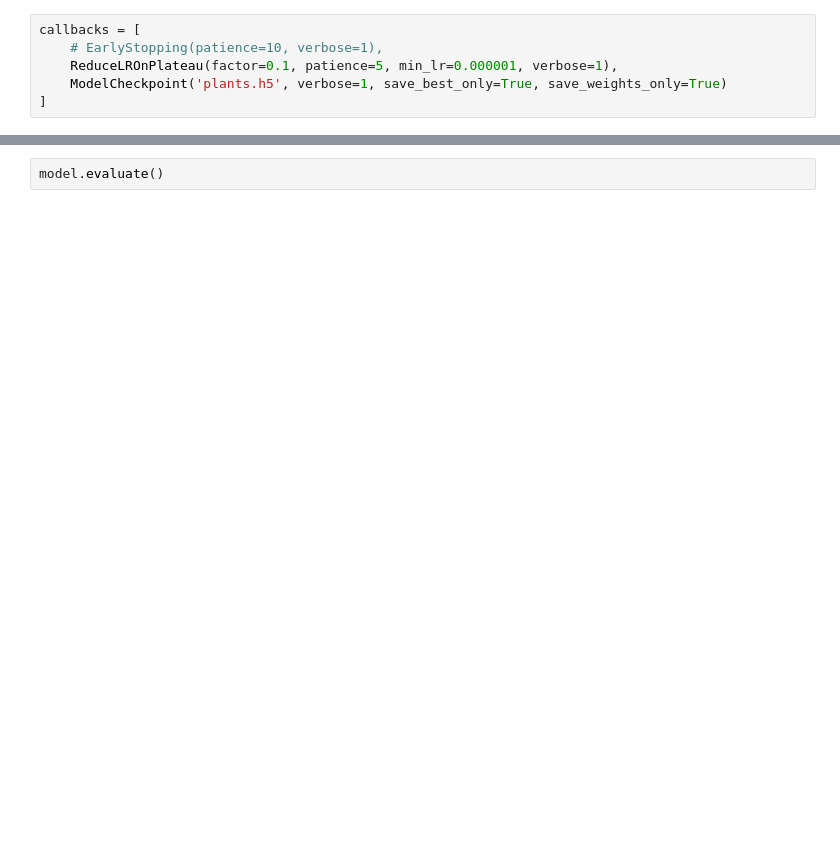
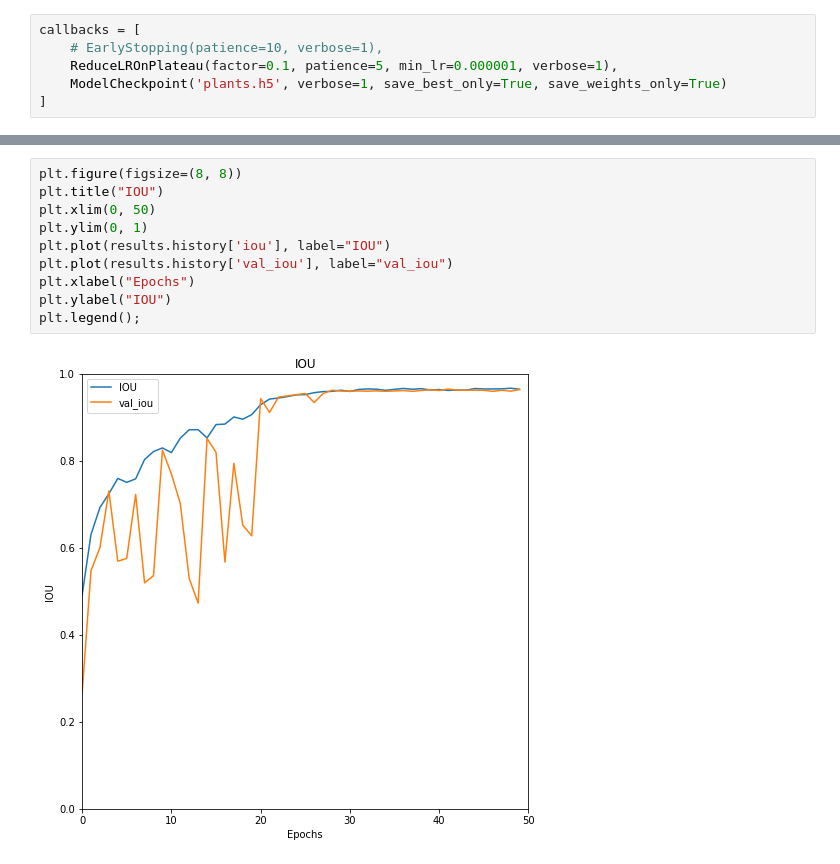
Before and after one commit to afifaniks/TomatoLeafDiseaseDetection, a Jupyter notebook: Leaf_Disease_Detection.ipynb, the cells around one changed output, grey strips where cells are left out. Drawn from its saved outputs; the diff is of its cells as text; blank space fills up the shorter version.

```diff
--- a/Leaf_Disease_Detection.ipynb
+++ b/Leaf_Disease_Detection.ipynb
@@ -270,2 +242,12 @@ plt.legend();
-# %%
-model.evaluate()
+# %%
+plt.figure(figsize=(8, 8))
+plt.title("IOU")
+plt.xlim(0, 50)
+plt.ylim(0, 1)
+plt.plot(results.history['iou'], label="IOU")
+plt.plot(results.history['val_iou'], label="val_iou")
+plt.xlabel("Epochs")
+plt.ylabel("IOU")
+plt.legend();
+# %% [output]
+[figure, added]
```
Also changed, not shown: parts of 19 cells of this notebook.
